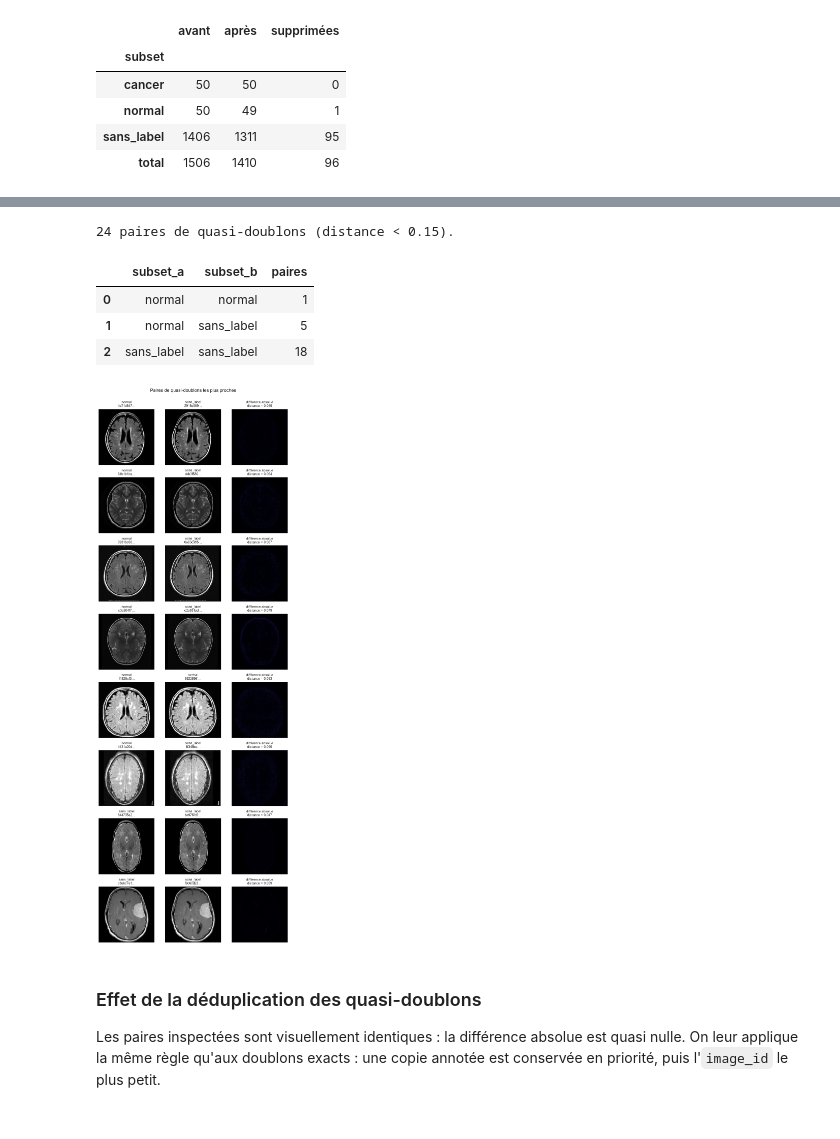
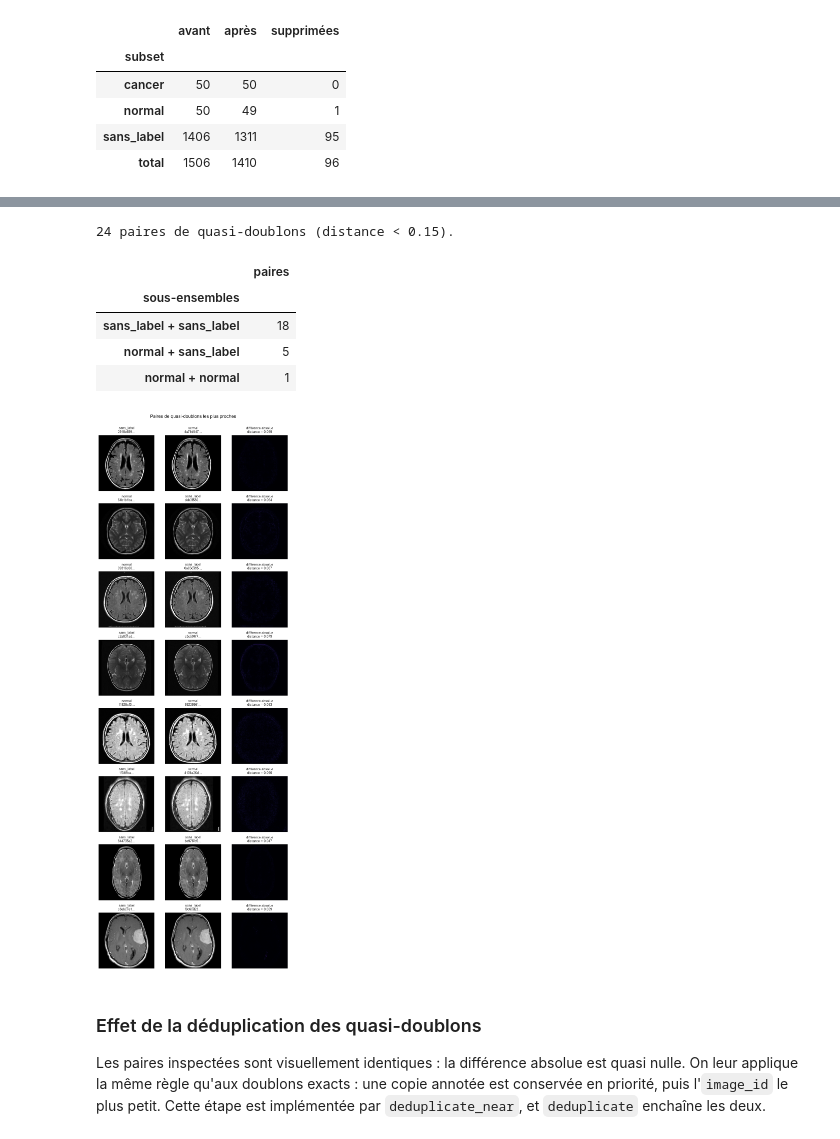
Before and after one commit to lefevrk/OC-Appliquez-des-approches-semi-supervisees, a Jupyter notebook: notebooks/02.0-kl-duplicates-analysis.ipynb, the cells around one changed output, grey strips where cells are left out. Cells and saved outputs as stored; diff of their text form; code cells hidden in the pictures.

```diff
--- a/notebooks/02.0-kl-duplicates-analysis.ipynb
+++ b/notebooks/02.0-kl-duplicates-analysis.ipynb
@@ -194,25 +176,10 @@ La distribution présente une queue de valeurs très faibles, nettement séparé
 # %%
-NEAR_DUPLICATE_THRESHOLD = 0.15
+subsets = deduplicated.set_index("image_id")["subset"]
 
-pairs = (
-    pd.DataFrame(
-        {
-            "a": np.arange(len(deduplicated)),
-            "b": nearest_index,
-            "distance": nearest_distance,
-        }
-    )
-    .query("distance < @NEAR_DUPLICATE_THRESHOLD")
-    .assign(
-        a_b=lambda frame: frame[["a", "b"]].apply(
-            lambda row: tuple(sorted(row)), axis=1
-        )
-    )
-    .drop_duplicates("a_b")
-    .drop(columns="a_b")
+pairs = all_pairs.query("distance < @NEAR_DUPLICATE_THRESHOLD").assign(
+    subset_a=lambda frame: frame["image_id_a"].map(subsets),
+    subset_b=lambda frame: frame["image_id_b"].map(subsets),
 )
-for side in ("a", "b"):
-    pairs[f"subset_{side}"] = deduplicated["subset"].to_numpy()[pairs[side]]
 pairs["implique_annotee"] = pairs["subset_a"].ne("sans_label") | pairs[
     "subset_b"
 ].ne("sans_label")
@@ -223,51 +190,59 @@ pairs = pairs.sort_values(
 print(
     f"{len(pairs)} paires de quasi-doublons (distance < {NEAR_DUPLICATE_THRESHOLD})."
 )
+pair_types = [
+    " + ".join(sorted(subsets_of_pair))
+    for subsets_of_pair in zip(
+        pairs["subset_a"], pairs["subset_b"], strict=True
+    )
+]
 display(
-    pairs.groupby(["subset_a", "subset_b"])
-    .size()
-    .rename("paires")
-    .reset_index()
+    pd.Series(pair_types, name="sous-ensembles")
+    .value_counts()
+    .to_frame("paires")
 )
 # %% [output]
 24 paires de quasi-doublons (distance < 0.15).
-|  | subset_a | subset_b | paires |
-| 0 | normal | normal | 1 |
-| 1 | normal | sans_label | 5 |
-| 2 | sans_label | sans_label | 18 |
+|  | paires |
+| sous-ensembles |  |
+| sans_label + sans_label | 18 |
+| normal + sans_label | 5 |
+| normal + normal | 1 |
 # %%
 n_pairs_to_show = 8
 shown = pairs.head(n_pairs_to_show)
+by_id = deduplicated.set_index("image_id")
 
 figure, axes = plt.subplots(
     len(shown), 3, figsize=(8, 2.8 * len(shown)), squeeze=False
 )
 for axis_row, (_, pair) in zip(axes, shown.iterrows(), strict=True):
     arrays = []
     for axis, side in zip(axis_row[:2], ("a", "b"), strict=True):
-        row = deduplicated.iloc[int(pair[side])]
+        image_id = pair[f"image_id_{side}"]
+        row = by_id.loc[image_id]
         with Image.open(row["filepath"]) as image:
             array = np.asarray(image.convert("L"), dtype=np.float32)
         arrays.append(array)
         axis.imshow(array, cmap="gray", vmin=0, vmax=255)
-        axis.set_title(f"{row['subset']}\n{row['image_id'][:8]}…", fontsize=9)
+        axis.set_title(f"{row['subset']}\n{image_id[:8]}…", fontsize=9)
 
     axis_row[2].imshow(
         np.abs(arrays[0] - arrays[1]), cmap="magma", vmin=0, vmax=255
     )
     axis_row[2].set_title(
         f"différence absolue\ndistance = {pair['distance']:.3f}", fontsize=9
     )
     for axis in axis_row:
         axis.axis("off")
 
 figure.suptitle("Paires de quasi-doublons les plus proches", fontsize=13)
 plt.tight_layout(rect=(0, 0, 1, 0.98))
 plt.show()
 # %% [output]
-[figure, old version]
+[figure, new version]
 # %% [markdown]
 ### Effet de la déduplication des quasi-doublons
 
-Les paires inspectées sont visuellement identiques : la différence absolue est quasi nulle. On leur applique la même règle qu'aux doublons exacts : une copie annotée est conservée en priorité, puis l'`image_id` le plus petit.
+Les paires inspectées sont visuellement identiques : la différence absolue est quasi nulle. On leur applique la même règle qu'aux doublons exacts : une copie annotée est conservée en priorité, puis l'`image_id` le plus petit. Cette étape est implémentée par `deduplicate_near`, et `deduplicate` enchaîne les deux.
 # %%
```
Also changed, not shown: parts of 9 cells of this notebook.
